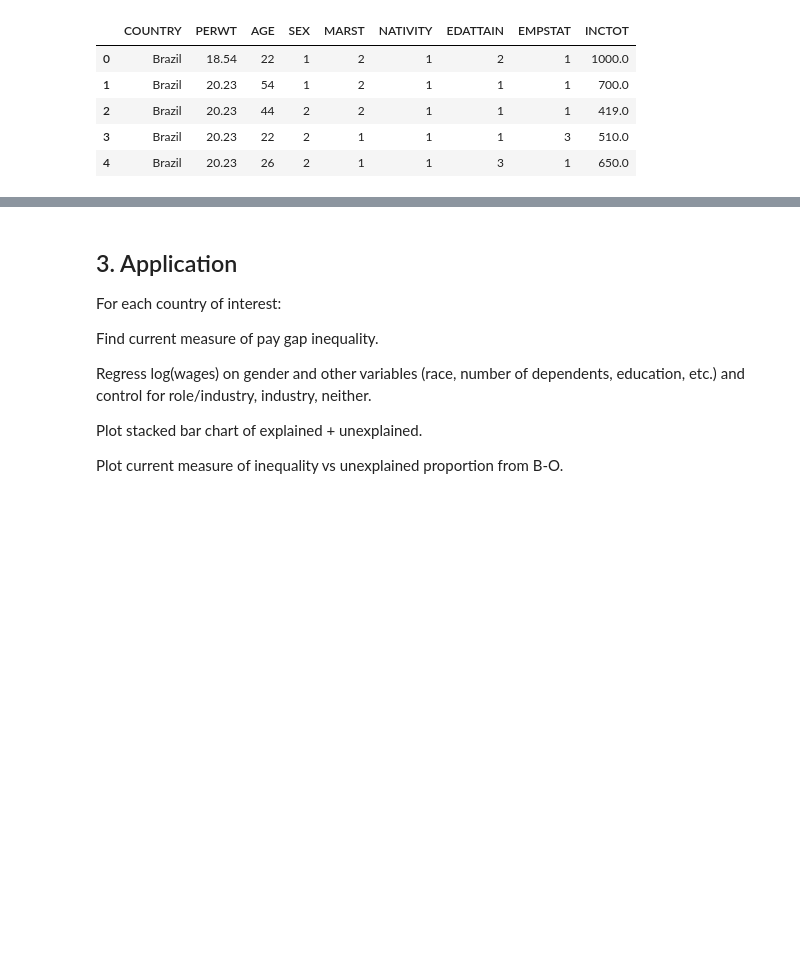
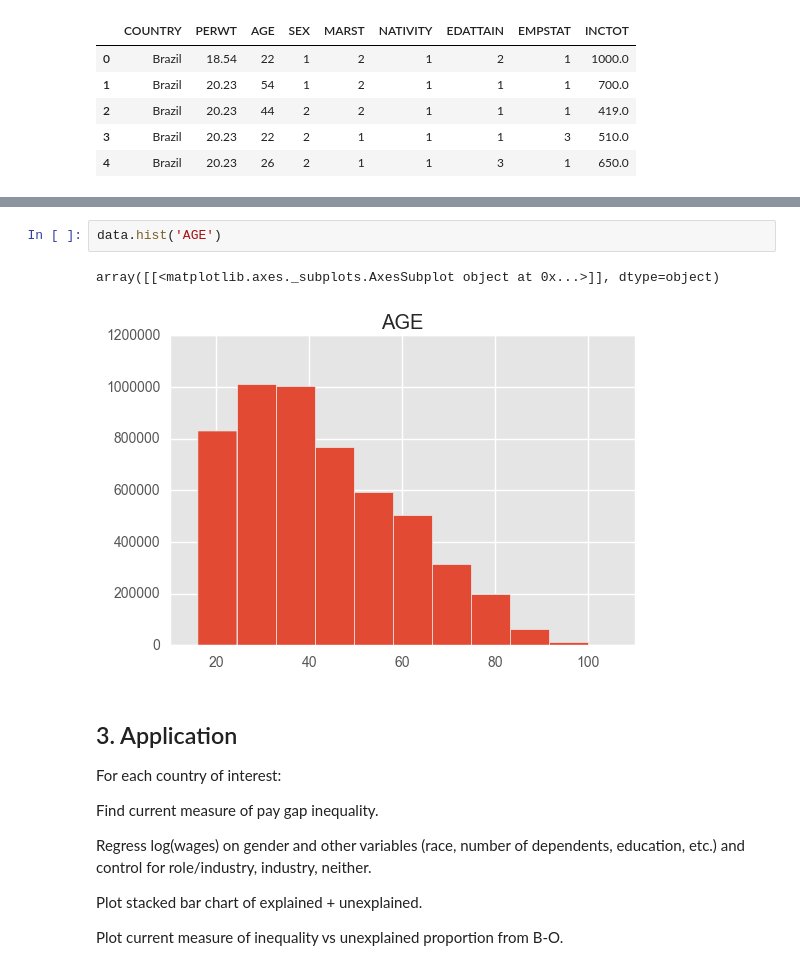
Before and after one commit to chrisdfong/Gender-Pay-Gap-Analysis, a Jupyter notebook: Project.ipynb, the cells around one changed output, grey strips where cells are left out. Cells and saved outputs as stored; diff of their text form; blank space fills up the shorter version.

```diff
--- a/Project.ipynb
+++ b/Project.ipynb
@@ -98,3 +125,8 @@ data.head()
+# %%
+data.hist('AGE')
+# %% [output]
+array([[<matplotlib.axes._subplots.AxesSubplot object at 0x...>]], dtype=object)
+[figure, added]
 # %% [markdown]
 ## 3. Application
 
```
Also changed, not shown: parts of 7 cells of this notebook.
